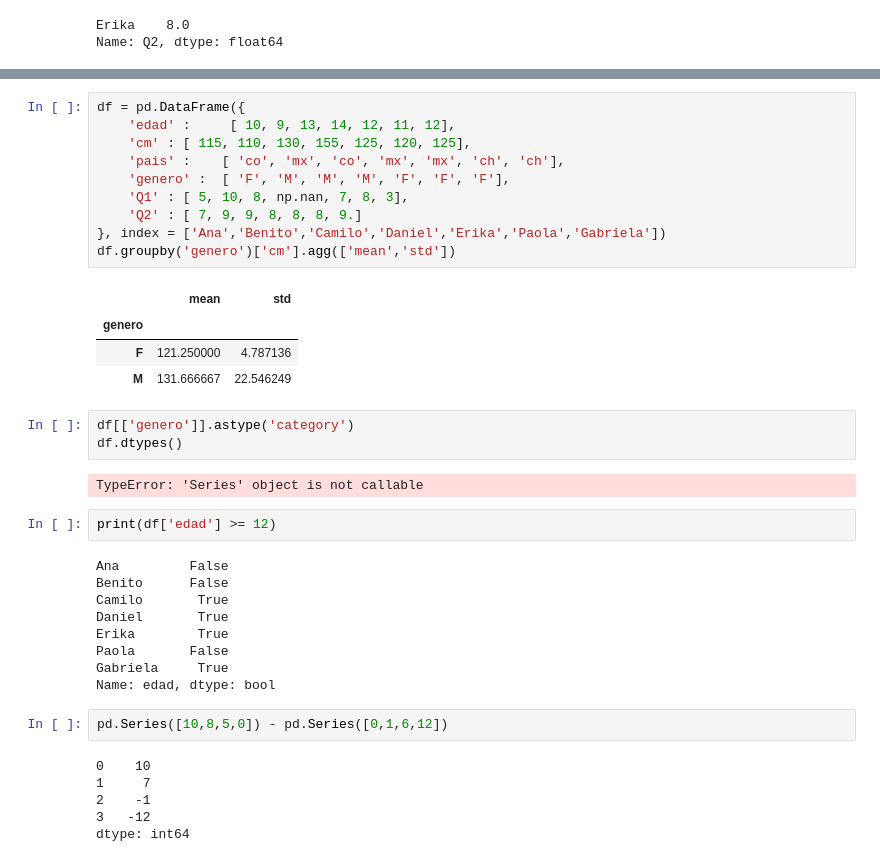
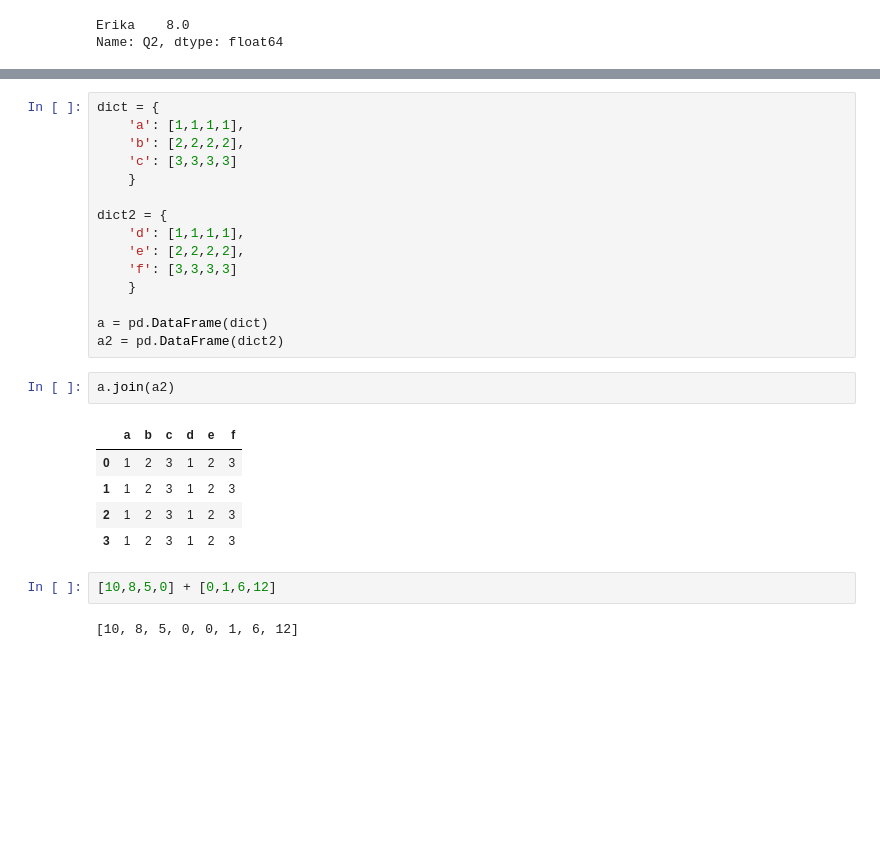
Before and after one commit to joelbarranteswins/Platzi-Courses, a Jupyter notebook: Data Science/15 Manipulación y Análisis de Datos con Pandas y Python/Exam/Excercise.ipynb, the cells around one changed output, grey strips where cells are left out. Cells and saved outputs as stored; diff of their text form; blank space fills up the shorter version.

```diff
--- a/Data Science/15 Manipulación y Análisis de Datos con Pandas y Python/Exam/Excercise.ipynb
+++ b/Data Science/15 Manipulación y Análisis de Datos con Pandas y Python/Exam/Excercise.ipynb
@@ -140,39 +135,27 @@ Ana  115
-# %%
-df = pd.DataFrame({
-    'edad' :     [ 10, 9, 13, 14, 12, 11, 12],
-    'cm' : [ 115, 110, 130, 155, 125, 120, 125],
-    'pais' :    [ 'co', 'mx', 'co', 'mx', 'mx', 'ch', 'ch'],
-    'genero' :  [ 'F', 'M', 'M', 'M', 'F', 'F', 'F'],
-    'Q1' : [ 5, 10, 8, np.nan, 7, 8, 3],
-    'Q2' : [ 7, 9, 9, 8, 8, 8, 9.]
-}, index = ['Ana','Benito','Camilo','Daniel','Erika','Paola','Gabriela'])
-df.groupby('genero')['cm'].agg(['mean','std'])
-# %% [output]
-|  | mean | std |
-| genero |  |  |
-| F | 121.250000 | 4.787136 |
-| M | 131.666667 | 22.546249 |
-# %%
-df[['genero']].astype('category')
-df.dtypes()
-# %% [output]
-TypeError: 'Series' object is not callable
-# %%
-print(df['edad'] >= 12)
-# %% [output]
-Ana         False
-Benito      False
-Camilo       True
-Daniel       True
-Erika        True
-Paola       False
-Gabriela     True
-Name: edad, dtype: bool
+# %%
+dict = {
+    'a': [1,1,1,1],
+    'b': [2,2,2,2],
+    'c': [3,3,3,3]
+    }
+
+dict2 = {
+    'd': [1,1,1,1],
+    'e': [2,2,2,2],
+    'f': [3,3,3,3]
+    }
+
+a = pd.DataFrame(dict)
+a2 = pd.DataFrame(dict2)
+# %%
+a.join(a2)
+# %% [output]
+|  | a | b | c | d | e | f |
+| 0 | 1 | 2 | 3 | 1 | 2 | 3 |
+| 1 | 1 | 2 | 3 | 1 | 2 | 3 |
+| 2 | 1 | 2 | 3 | 1 | 2 | 3 |
+| 3 | 1 | 2 | 3 | 1 | 2 | 3 |
 # %%
-pd.Series([10,8,5,0]) - pd.Series([0,1,6,12])
+[10,8,5,0] + [0,1,6,12]
 # %% [output]
-0    10
-1     7
-2    -1
-3   -12
-dtype: int64
+[10, 8, 5, 0, 0, 1, 6, 12]
```
Also changed, not shown: parts of 18 cells of this notebook, 10 other files.
